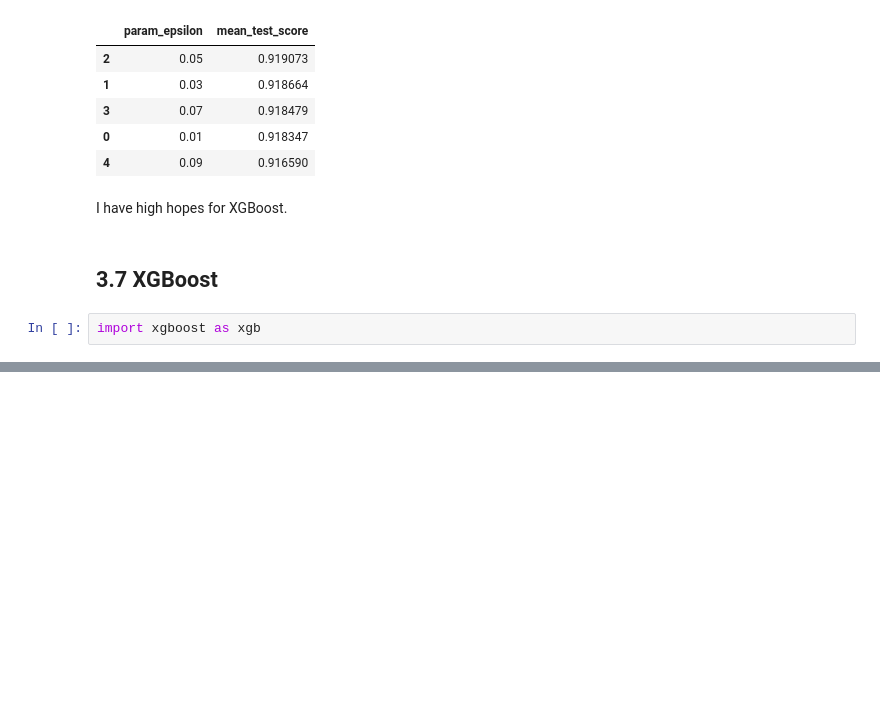
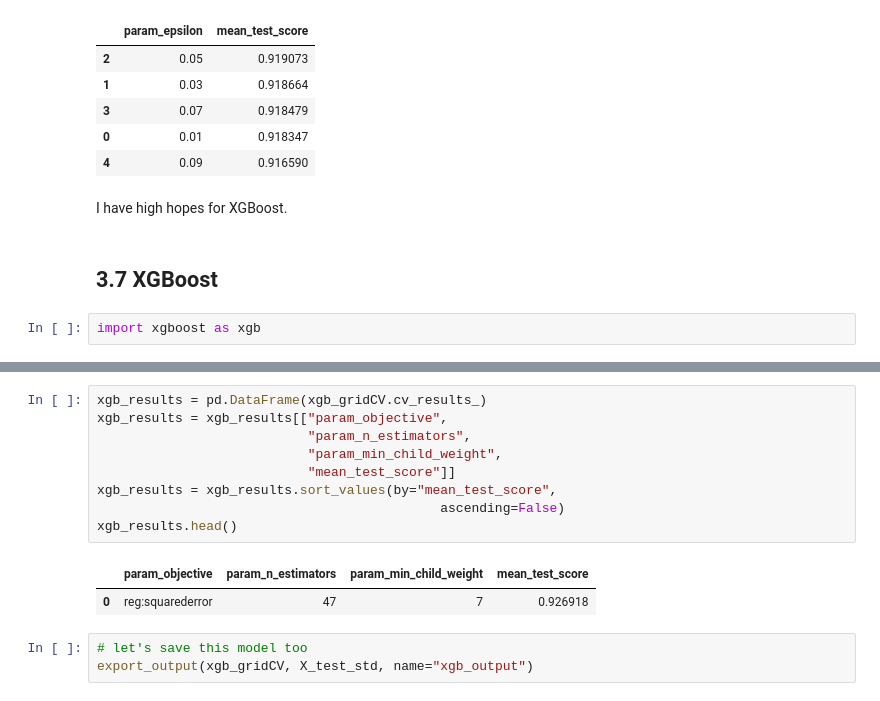
Before and after one commit to gulmert89/bootcamp_files, a Jupyter notebook: burning_out.ipynb, the cells around one changed output, grey strips where cells are left out. Saved outputs shown, nothing was run; the diff lists cells and outputs as text; blank space fills up the shorter version.

```diff
--- a/burning_out.ipynb
+++ b/burning_out.ipynb
@@ -1127,0 +1119,15 @@ xgb_gridCV.sort_values(by="test-mae-mean").head()
+# %%
+xgb_results = pd.DataFrame(xgb_gridCV.cv_results_)
+xgb_results = xgb_results[["param_objective",
+                           "param_n_estimators",
+                           "param_min_child_weight",
+                           "mean_test_score"]]
+xgb_results = xgb_results.sort_values(by="mean_test_score",
+                                            ascending=False)
+xgb_results.head()
+# %% [output]
+|  | param_objective | param_n_estimators | param_min_child_weight | mean_test_score |
+| 0 | reg:squarederror | 47 | 7 | 0.926918 |
+# %%
+# let's save this model too
+export_output(xgb_gridCV, X_test_std, name="xgb_output")
```
Also changed, not shown: parts of 31 cells of this notebook.
